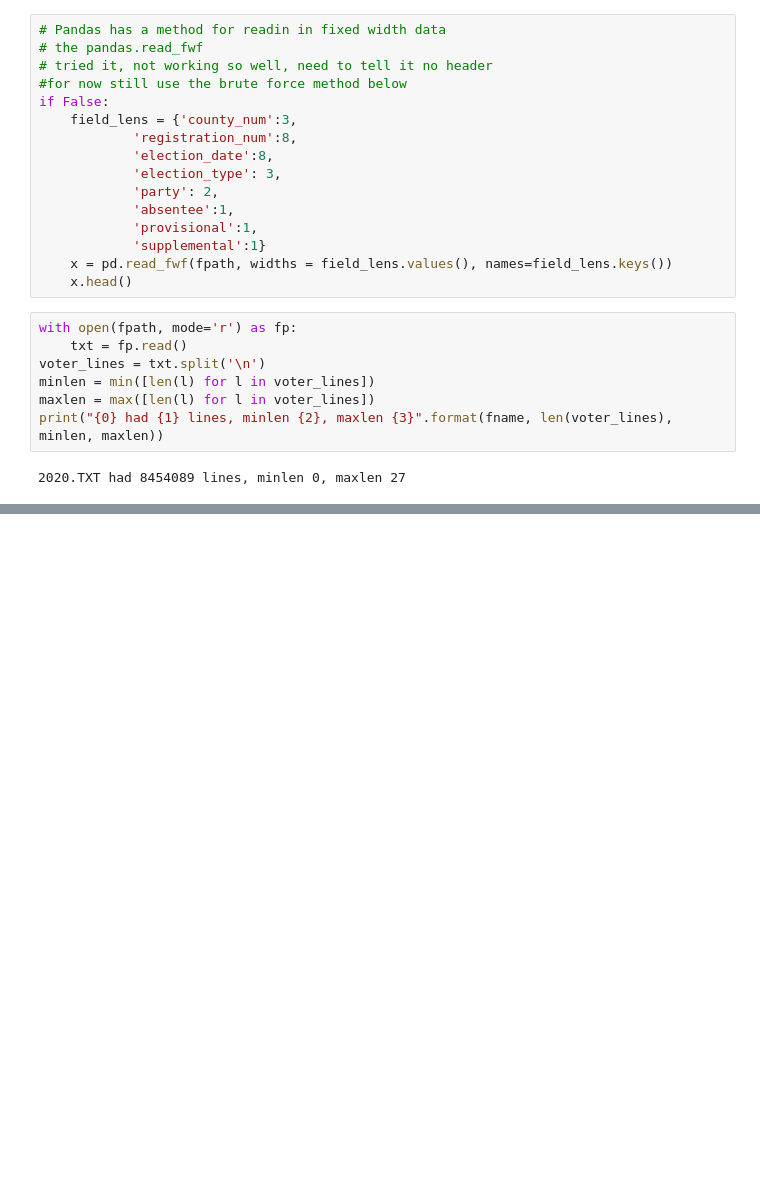
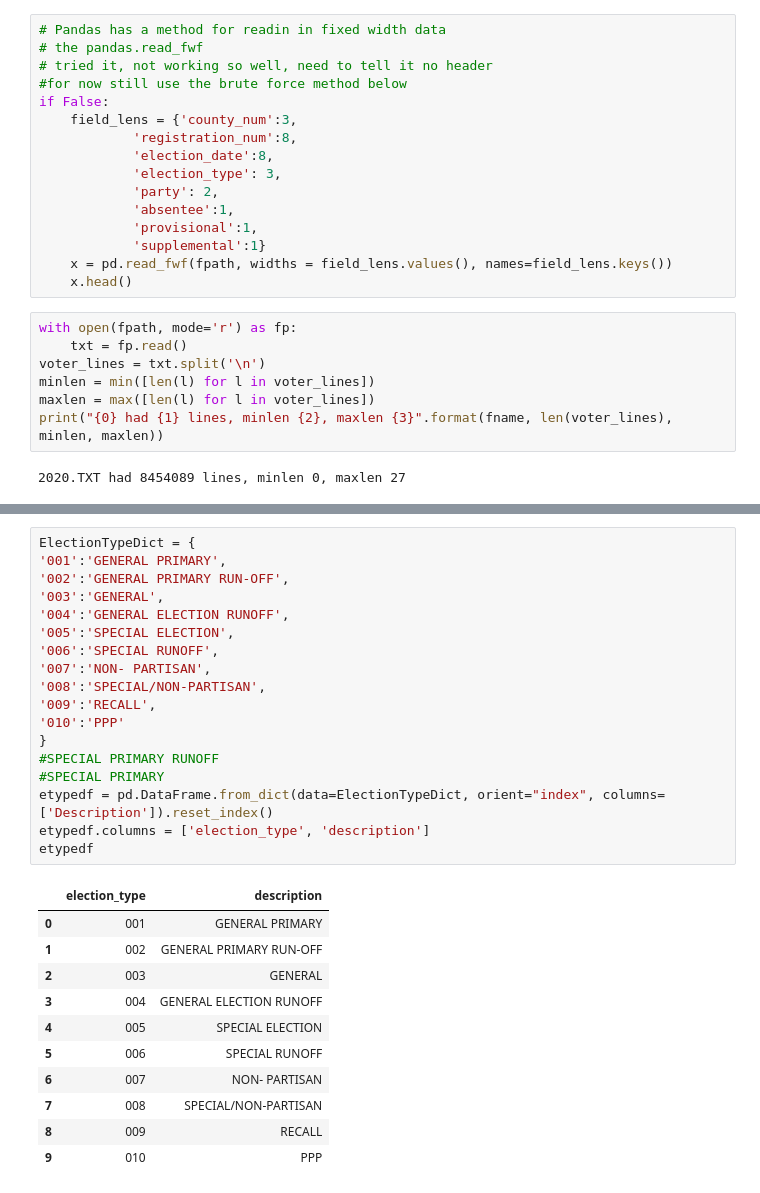
Before and after one commit to jhmuller/ga-votes, a Jupyter notebook: ga.ipynb, the cells around one changed output, grey strips where cells are left out. Cells and saved outputs as stored; diff of their text form; blank space fills up the shorter version.

```diff
--- a/ga.ipynb
+++ b/ga.ipynb
@@ -605,0 +657,30 @@ for df in (regdf1, regdf2):
+# %%
+ElectionTypeDict = {
+'001':'GENERAL PRIMARY',
+'002':'GENERAL PRIMARY RUN-OFF',
+'003':'GENERAL',
+'004':'GENERAL ELECTION RUNOFF',
+'005':'SPECIAL ELECTION',
+'006':'SPECIAL RUNOFF',
+'007':'NON- PARTISAN',
+'008':'SPECIAL/NON-PARTISAN',
+'009':'RECALL',
+'010':'PPP'
+}
+#SPECIAL PRIMARY RUNOFF
+#SPECIAL PRIMARY
+etypedf = pd.DataFrame.from_dict(data=ElectionTypeDict, orient="index", columns=['Description']).reset_index()
+etypedf.columns = ['election_type', 'description']
+etypedf
+# %% [output]
+|  | election_type | description |
+| 0 | 001 | GENERAL PRIMARY |
+| 1 | 002 | GENERAL PRIMARY RUN-OFF |
+| 2 | 003 | GENERAL |
+| 3 | 004 | GENERAL ELECTION RUNOFF |
+| 4 | 005 | SPECIAL ELECTION |
+| 5 | 006 | SPECIAL RUNOFF |
+| 6 | 007 | NON- PARTISAN |
+| 7 | 008 | SPECIAL/NON-PARTISAN |
+| 8 | 009 | RECALL |
+| 9 | 010 | PPP |
```
Also changed, not shown: parts of 38 cells of this notebook.
